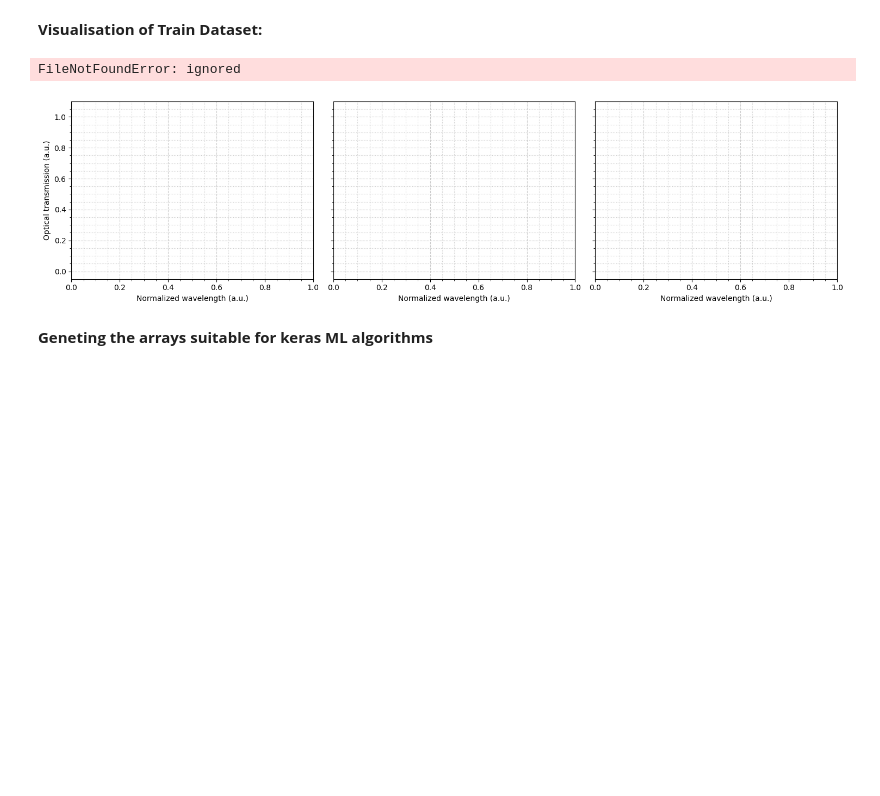
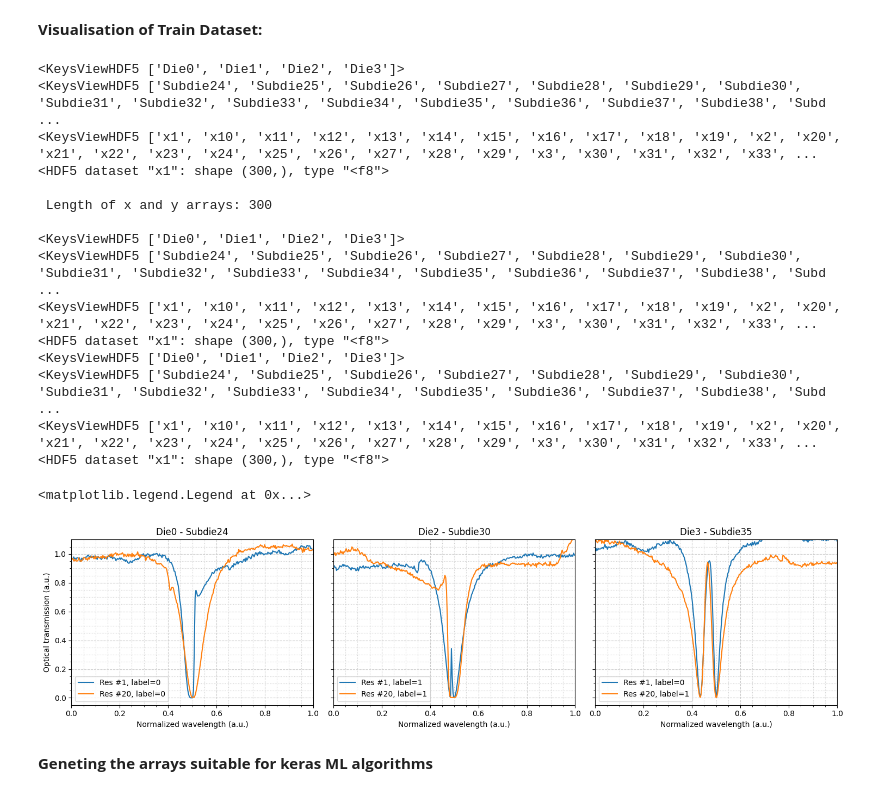
Before and after one commit to saricongi/Exam_ML_Unipv_2023_SC, a Jupyter notebook: 1D_CNN_1.ipynb, the cells around one changed output. Saved outputs shown, nothing was run; the diff lists cells and outputs as text; code cells hidden in the pictures; blank space fills up the shorter version.

```diff
--- a/1D_CNN_1.ipynb
+++ b/1D_CNN_1.ipynb
@@ -49,7 +49,7 @@ Moreovere, the information on the absolute wl is not of our interest, thus we ar
 **Visualisation of Train Dataset:**
 # %%
 ## Train DataSet
-url = '/content/Project_ML_Unipv_23/DataSet.h5'
+url = '/content/Exam_ML_Unipv_2023_SC/DataSet_train2.h5'
 
 fig, (ax1,ax2,ax3) = plt.subplots(figsize=(15,4), nrows=1, ncols=3, tight_layout=True)
 for ax in fig.get_axes():
@@ -134,35 +134,50 @@ ax2.legend()
 i=3
 j=35
 Group='Die'+str(i)
 Subgroup='Subdie'+str(j)
 ResNb=1
 ResNb2=20
 
 hf = h5py.File(url)
 print(hf.keys())
 g = hf.get(Group)
 print(g.keys())
 sg = g.get(Subgroup)
 print(sg.keys())
 
 x1 = sg.get('x'+str(ResNb))
 print(x1)
 x1=np.array(x1)
 y1 = np.array(sg.get('y'+str(ResNb)))
 z1 = np.array(sg.get('z'+str(ResNb)))
 
 ax3.set_title(Group+' - '+Subgroup)
 ax3.plot(x,y1, label='Res #'+str(ResNb)+', label='+str(z1))
 
 x1 = np.array(sg.get('x'+str(ResNb2)))
 y1 = np.array(sg.get('y'+str(ResNb2)))
 z1 = np.array(sg.get('z'+str(ResNb2)))
 
 ax3.plot(x,y1, label='Res #'+str(ResNb2)+', label='+str(z1))
 ax3.legend()
 # %% [output]
-FileNotFoundError: ignored
+<KeysViewHDF5 ['Die0', 'Die1', 'Die2', 'Die3']>
+<KeysViewHDF5 ['Subdie24', 'Subdie25', 'Subdie26', 'Subdie27', 'Subdie28', 'Subdie29', 'Subdie30', 'Subdie31', 'Subdie32', 'Subdie33', 'Subdie34', 'Subdie35', 'Subdie36', 'Subdie37', 'Subdie38', 'Subd ...
+<KeysViewHDF5 ['x1', 'x10', 'x11', 'x12', 'x13', 'x14', 'x15', 'x16', 'x17', 'x18', 'x19', 'x2', 'x20', 'x21', 'x22', 'x23', 'x24', 'x25', 'x26', 'x27', 'x28', 'x29', 'x3', 'x30', 'x31', 'x32', 'x33', ...
+<HDF5 dataset "x1": shape (300,), type "<f8">
+
+ Length of x and y arrays: 300
+
+<KeysViewHDF5 ['Die0', 'Die1', 'Die2', 'Die3']>
+<KeysViewHDF5 ['Subdie24', 'Subdie25', 'Subdie26', 'Subdie27', 'Subdie28', 'Subdie29', 'Subdie30', 'Subdie31', 'Subdie32', 'Subdie33', 'Subdie34', 'Subdie35', 'Subdie36', 'Subdie37', 'Subdie38', 'Subd ...
+<KeysViewHDF5 ['x1', 'x10', 'x11', 'x12', 'x13', 'x14', 'x15', 'x16', 'x17', 'x18', 'x19', 'x2', 'x20', 'x21', 'x22', 'x23', 'x24', 'x25', 'x26', 'x27', 'x28', 'x29', 'x3', 'x30', 'x31', 'x32', 'x33', ...
+<HDF5 dataset "x1": shape (300,), type "<f8">
+<KeysViewHDF5 ['Die0', 'Die1', 'Die2', 'Die3']>
+<KeysViewHDF5 ['Subdie24', 'Subdie25', 'Subdie26', 'Subdie27', 'Subdie28', 'Subdie29', 'Subdie30', 'Subdie31', 'Subdie32', 'Subdie33', 'Subdie34', 'Subdie35', 'Subdie36', 'Subdie37', 'Subdie38', 'Subd ...
+<KeysViewHDF5 ['x1', 'x10', 'x11', 'x12', 'x13', 'x14', 'x15', 'x16', 'x17', 'x18', 'x19', 'x2', 'x20', 'x21', 'x22', 'x23', 'x24', 'x25', 'x26', 'x27', 'x28', 'x29', 'x3', 'x30', 'x31', 'x32', 'x33', ...
+<HDF5 dataset "x1": shape (300,), type "<f8">
+<matplotlib.legend.Legend at 0x...>
-[figure, old version]
+[figure, new version]
 # %% [markdown]
 **Geneting the arrays suitable for keras ML algorithms**
 # %%
```
Also changed, not shown: parts of 11 cells of this notebook.
